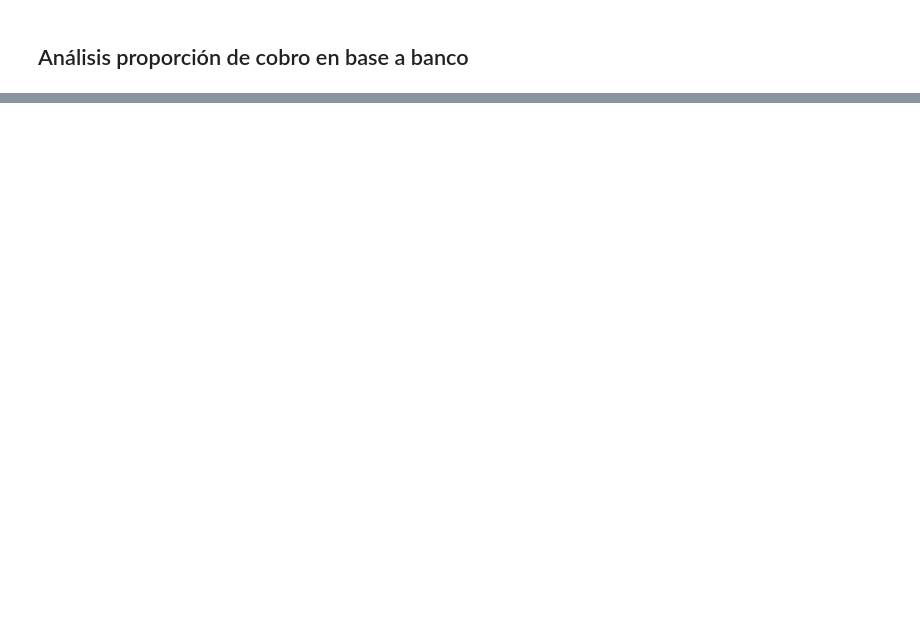
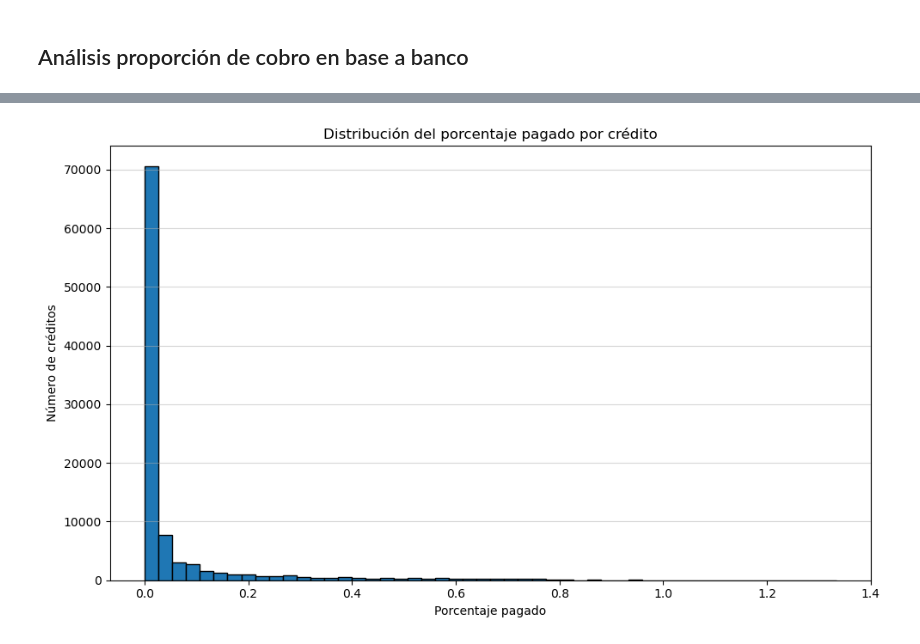
Before and after one commit to allfunso/Qubitos-Datathon, a Jupyter notebook: experiments.ipynb, the cells around one changed output, grey strips where cells are left out. Cells and saved outputs as stored; diff of their text form; code cells hidden in the pictures; blank space fills up the shorter version.

```diff
--- a/experiments.ipynb
+++ b/experiments.ipynb
@@ -157,0 +196,14 @@ plt.show()
+# %%
+df_creditos = pd.read_csv('data/ExtraccionDomiVersionFinal/Capital_Pagare_FechaAperturaCredito.csv')
+df_creditos = df_creditos.rename(columns={'idcredito': 'idCredito'}, )
+# %%
+pagos_por_credito = cobros_detallados.groupby('idCredito', as_index=False)['montoCobrado'].sum()
+pagos_por_credito.rename(columns={'montoCobrado': 'total_pagado'}, inplace=True)
+
+df_comparacion = pd.merge(df_creditos, pagos_por_credito, on='idCredito', how='left')
+
+df_comparacion['total_pagado'] = df_comparacion['total_pagado'].fillna(0)
+
+df_comparacion['proporción_pagada'] = df_comparacion['total_pagado'] / df_comparacion['pagare']
+
+df_comparacion.head()
@@ -157,0 +217,11 @@ plt.show()
+# %%
+plt.figure(figsize=(10, 6))
+plt.hist(df_comparacion['proporción_pagada'], bins=50, edgecolor='black')
+plt.title('Distribución del porcentaje pagado por crédito')
+plt.xlabel('Porcentaje pagado')
+plt.ylabel('Número de créditos')
+plt.grid(axis='y', alpha=0.5)
+plt.tight_layout()
+plt.show()
+# %% [output]
+[figure, added]
```
Also changed, not shown: parts of 14 cells of this notebook.
